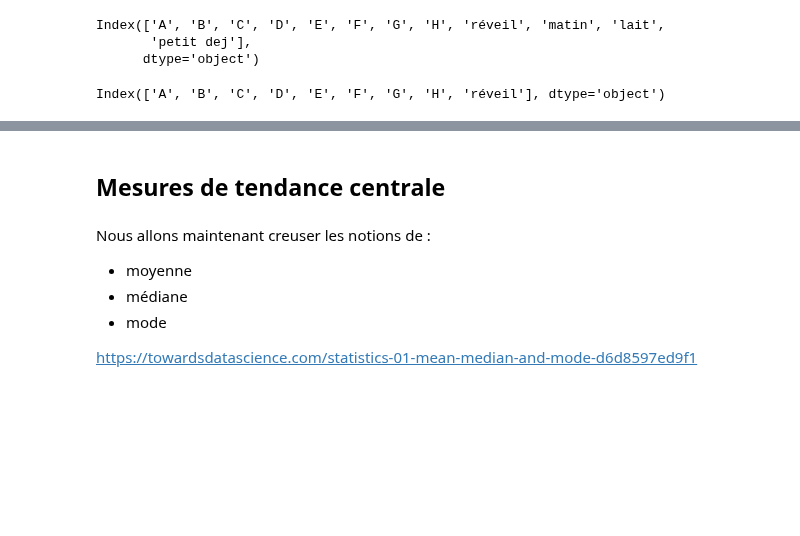
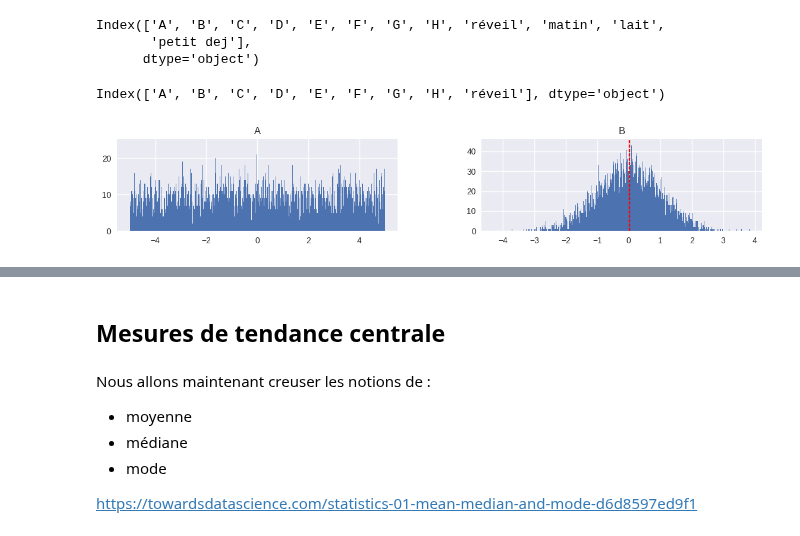
Before and after one commit to ManuLabricole/CDN-Statistique, a Jupyter notebook: Notebooks/Stat_descriptives_part1_découverte.ipynb, the cells around one changed output, grey strips where cells are left out. Drawn from its saved outputs; the diff is of its cells as text; code cells hidden in the pictures; blank space fills up the shorter version.

```diff
--- a/Notebooks/Stat_descriptives_part1_découverte.ipynb
+++ b/Notebooks/Stat_descriptives_part1_découverte.ipynb
@@ -156,3 +159,18 @@ Index(['A', 'B', 'C', 'D', 'E', 'F', 'G', 'H', 'réveil', 'matin', 'lait',
 df.columns[:-3]
 # %% [output]
 Index(['A', 'B', 'C', 'D', 'E', 'F', 'G', 'H', 'réveil'], dtype='object')
+# %%
+fig = df[["A", "B"]].hist(bins=1000, layout=(1,2), figsize=(14,2))
+
+# Calculate the median values
+median_a = df["A"].median()
+median_b = df["B"].median()
+
+# Add vertical lines for each median value
+plt.axvline(median_a, color='red', linestyle='dashed', linewidth=1)
+plt.axvline(median_b, color='red', linestyle='dashed', linewidth=1)
+
+# Show the plot
+plt.show()
+# %% [output]
+[figure, added]
```
Also changed, not shown: parts of 54 cells of this notebook.
